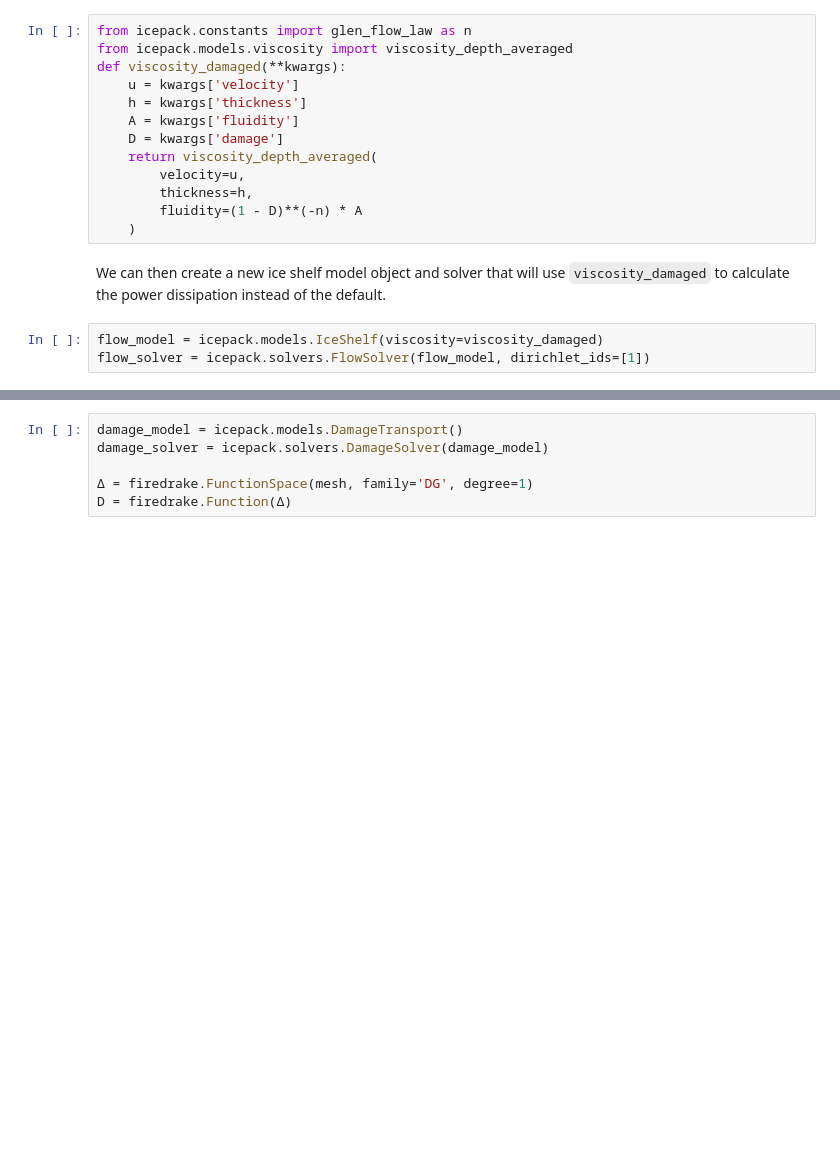
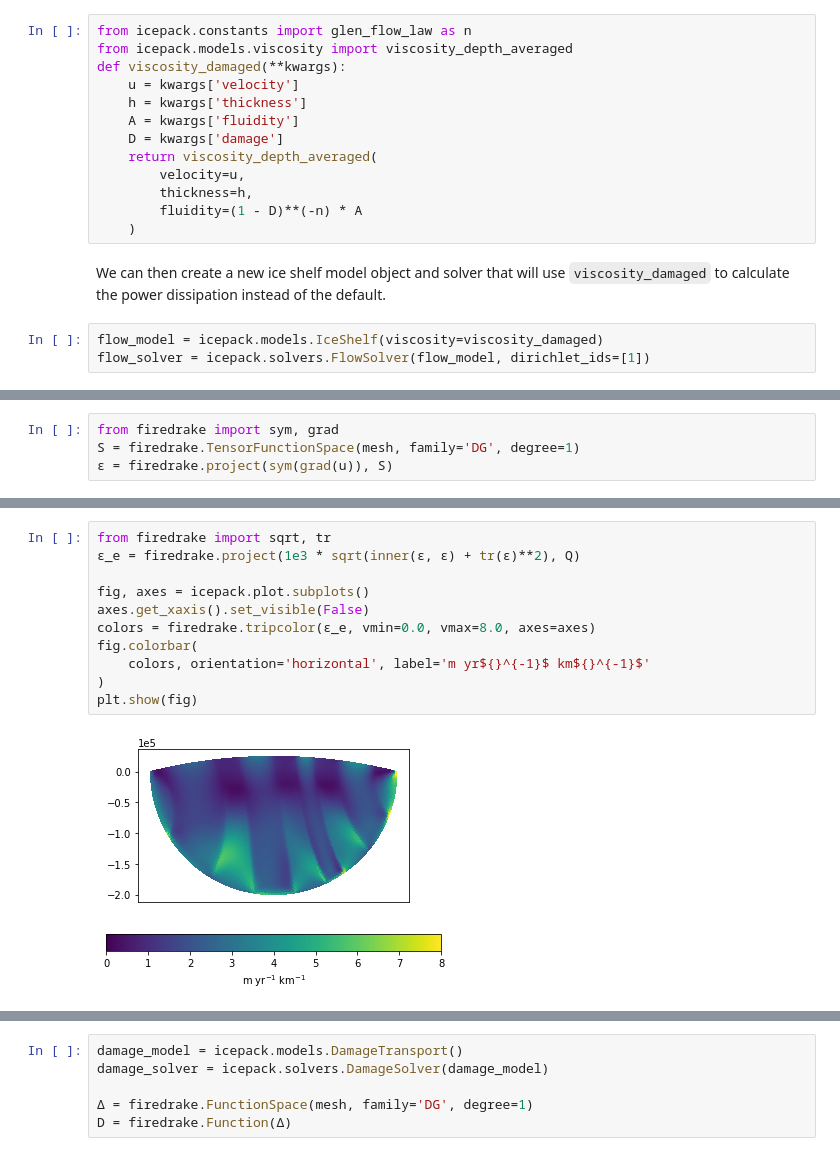
Before and after one commit to icepack/icepack.github.io, a Jupyter notebook: notebooks/tutorials/02-synthetic-ice-shelf/index.ipynb, the cells around one changed output, grey strips where cells are left out. Cells and saved outputs as stored; diff of their text form; blank space fills up the shorter version.

```diff
--- a/notebooks/tutorials/02-synthetic-ice-shelf/index.ipynb
+++ b/notebooks/tutorials/02-synthetic-ice-shelf/index.ipynb
@@ -430,0 +437,4 @@ We'll initialize the damage field to be zero everywhere and we'll advect in zero
+# %%
+from firedrake import sym, grad
+S = firedrake.TensorFunctionSpace(mesh, family='DG', degree=1)
+ε = firedrake.project(sym(grad(u)), S)
@@ -430,0 +447,13 @@ We'll initialize the damage field to be zero everywhere and we'll advect in zero
+# %%
+from firedrake import sqrt, tr
+ε_e = firedrake.project(1e3 * sqrt(inner(ε, ε) + tr(ε)**2), Q)
+
+fig, axes = icepack.plot.subplots()
+axes.get_xaxis().set_visible(False)
+colors = firedrake.tripcolor(ε_e, vmin=0.0, vmax=8.0, axes=axes)
+fig.colorbar(
+    colors, orientation='horizontal', label='m yr${}^{-1}$ km${}^{-1}$'
+)
+plt.show(fig)
+# %% [output]
+[figure, added]
```
Also changed, not shown: parts of 19 cells of this notebook, 47 other files.
